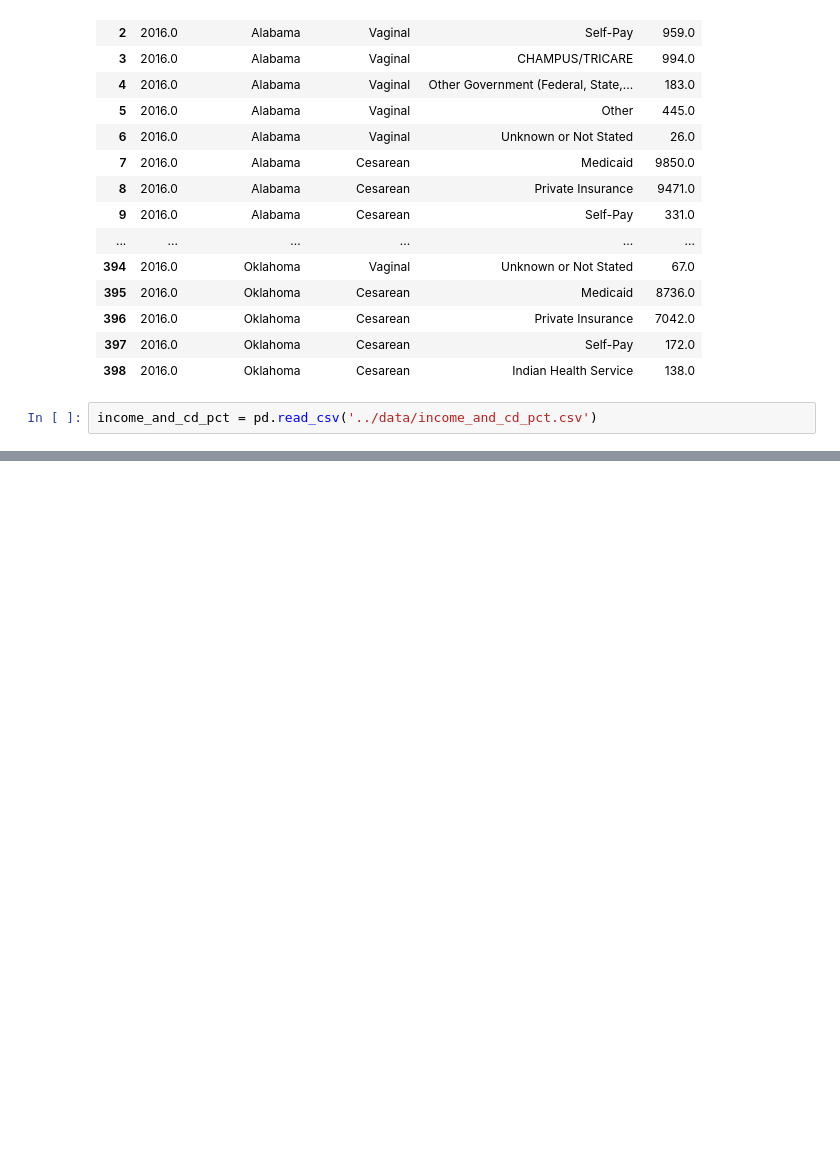
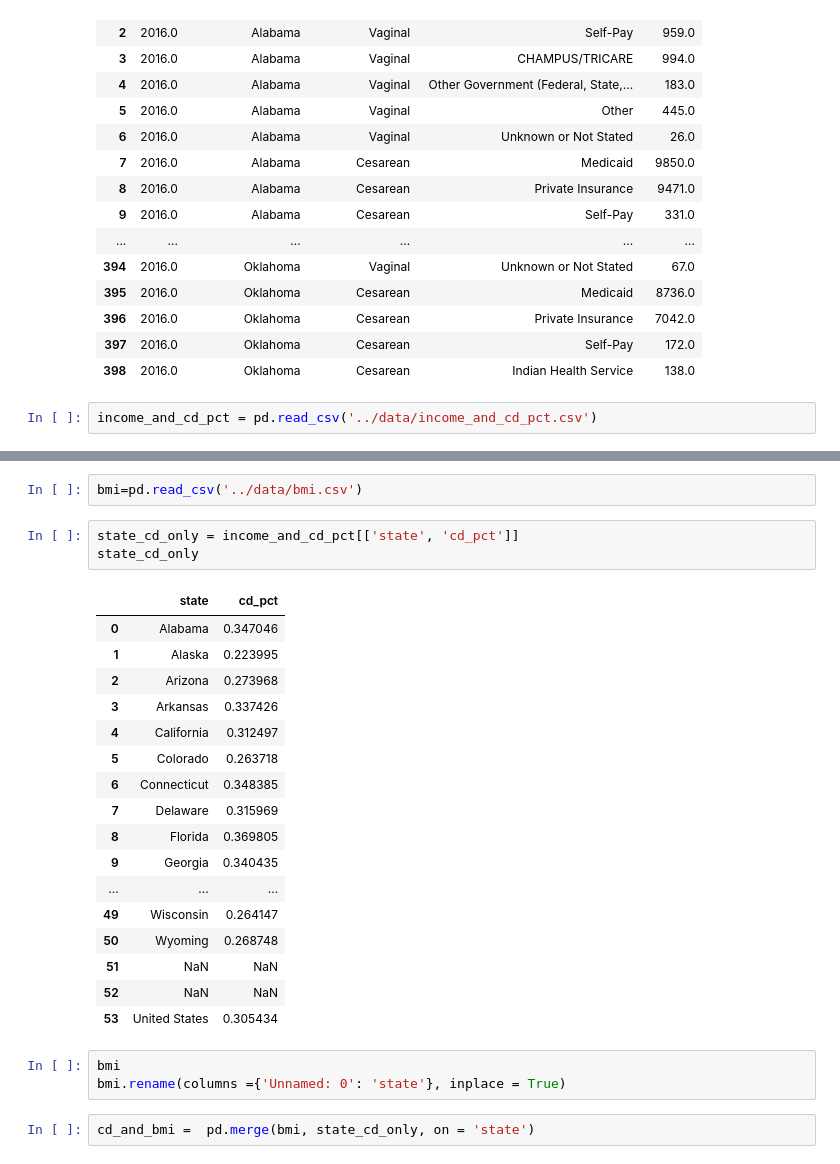
Before and after one commit to StephMiller4/delivery_method_capstone, a Jupyter notebook: notebook/Capstone Project.ipynb, the cells around one changed output, grey strips where cells are left out. Drawn from its saved outputs; the diff is of its cells as text; blank space fills up the shorter version.

```diff
--- a/notebook/Capstone Project.ipynb
+++ b/notebook/Capstone Project.ipynb
@@ -471,0 +478,28 @@ income_and_cd_pct.corr()
+# %%
+bmi=pd.read_csv('../data/bmi.csv')
+# %%
+state_cd_only = income_and_cd_pct[['state', 'cd_pct']]
+state_cd_only
+# %% [output]
+|  | state | cd_pct |
+| 0 | Alabama | 0.347046 |
+| 1 | Alaska | 0.223995 |
+| 2 | Arizona | 0.273968 |
+| 3 | Arkansas | 0.337426 |
+| 4 | California | 0.312497 |
+| 5 | Colorado | 0.263718 |
+| 6 | Connecticut | 0.348385 |
+| 7 | Delaware | 0.315969 |
+| 8 | Florida | 0.369805 |
+| 9 | Georgia | 0.340435 |
+| ... | ... | ... |
+| 49 | Wisconsin | 0.264147 |
+| 50 | Wyoming | 0.268748 |
+| 51 | NaN | NaN |
+| 52 | NaN | NaN |
+| 53 | United States | 0.305434 |
+# %%
+bmi
+bmi.rename(columns ={'Unnamed: 0': 'state'}, inplace = True)
+# %%
+cd_and_bmi =  pd.merge(bmi, state_cd_only, on = 'state')
```
Also changed, not shown: parts of 20 cells of this notebook, 4 other files.
